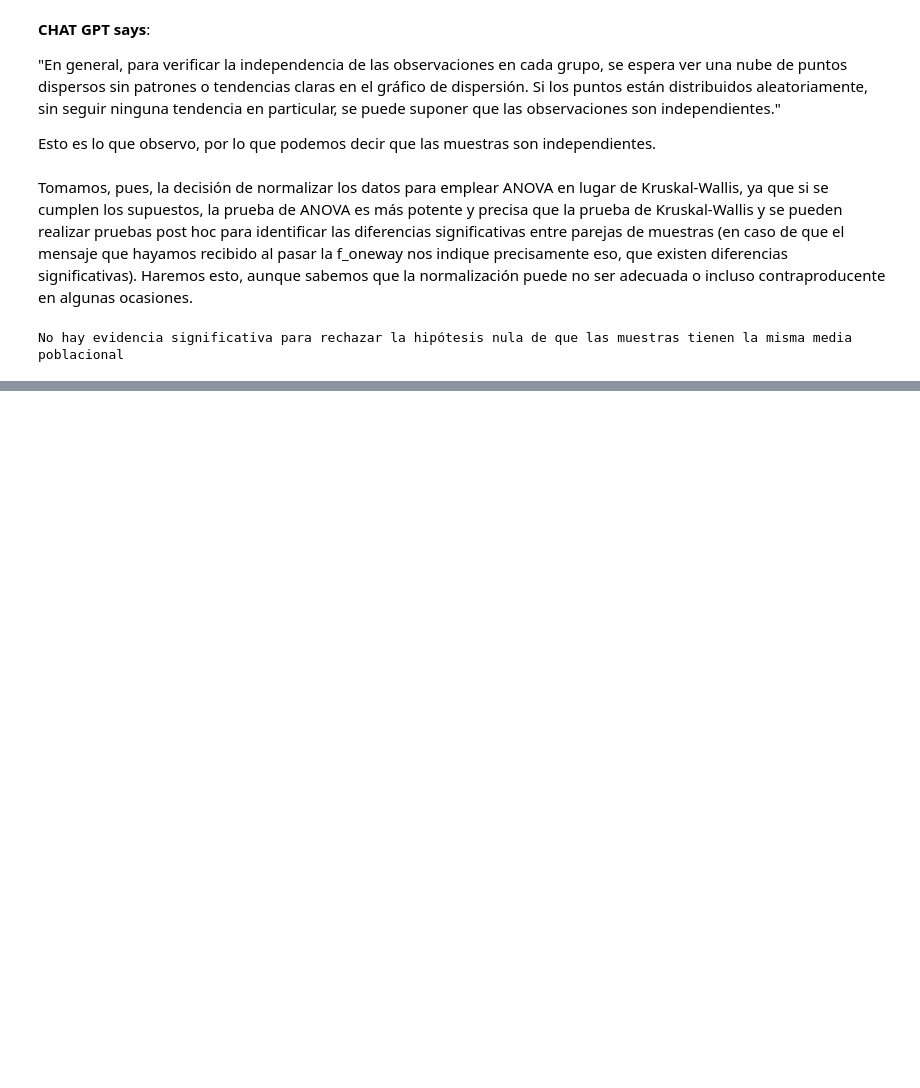
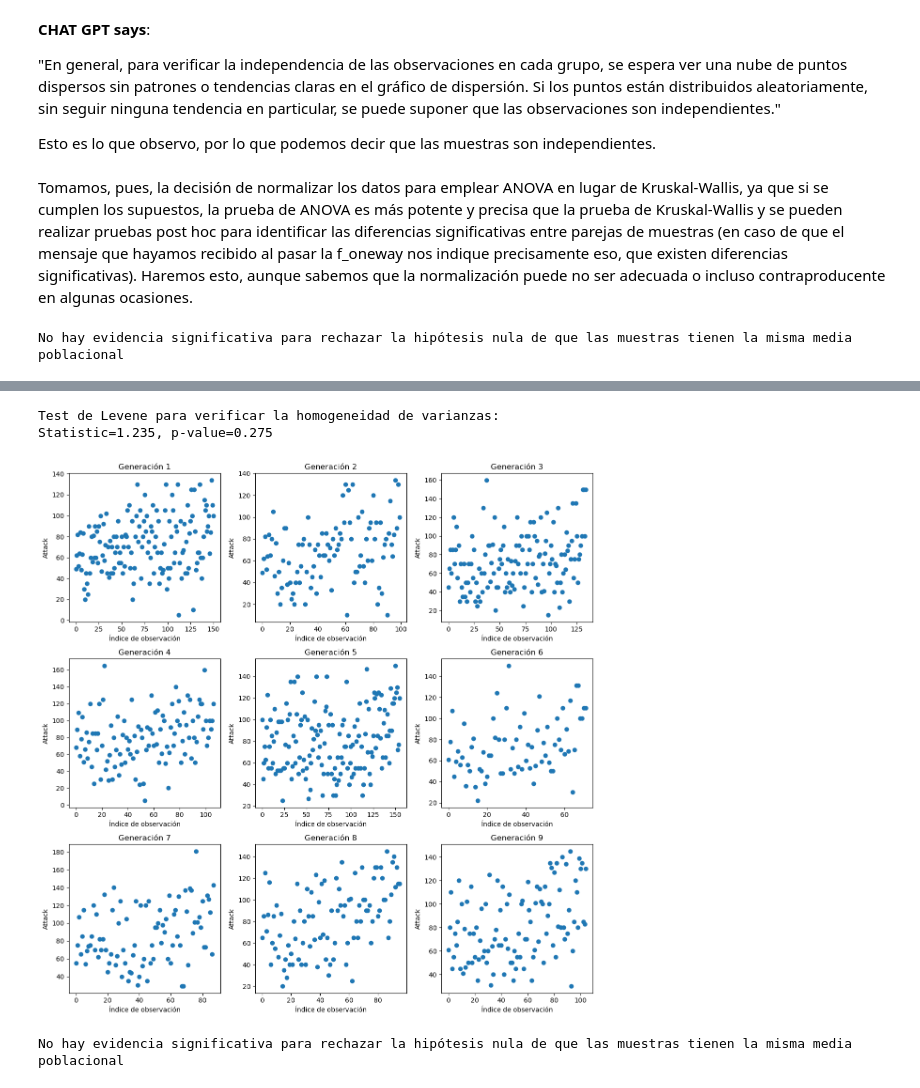
Before and after one commit to Edupastore/Proyecto-final-Pokemon, a Jupyter notebook: src/Estudio_ANOVAS.ipynb, the cells around one changed output, grey strips where cells are left out. Drawn from its saved outputs; the diff is of its cells as text; code cells hidden in the pictures; blank space fills up the shorter version.

```diff
--- a/src/Estudio_ANOVAS.ipynb
+++ b/src/Estudio_ANOVAS.ipynb
@@ -228,0 +383,50 @@ Vamos a ir haciendo ANOVA's por diferentes bloques para ver si hay diferencias s
+# %%
+# En caso de que el supuesto 2 y 3 se cumplan, nos tocará de nuevo normalizar. Vamos con Levene ahora:
+
+levene_test = levene(gen1_attack, gen2_attack, gen3_attack, gen4_attack, gen5_attack, gen6_attack, gen7_attack, gen8_attack,
+                    gen9_attack)
+print("Test de Levene para verificar la homogeneidad de varianzas:")
+print(f"Statistic={levene_test.statistic:.3f}, p-value={levene_test.pvalue:.3f}")
+
+# Si el p-valor es menor que el nivel de significación, se puede rechazar la hipótesis nula de que las varianzas son
+# iguales.
+# %% [output]
+Test de Levene para verificar la homogeneidad de varianzas:
+Statistic=1.235, p-value=0.275
+# %%
+# No podemos rechazar Ho, por lo que podemos asumir que las varianzas son homogéneas. Veamos el tercer paso:
+
+# Creamos un gráfico de dispersión para verificar la independencia de las muestras:
+fig, axs = plt.subplots(3, 3, figsize=(12, 12))
+axs = axs.ravel()
+for i, gen_attack in enumerate([gen1_attack, gen2_attack, gen3_attack, gen4_attack, gen5_attack, gen6_attack, gen7_attack,
+                              gen8_attack, gen9_attack]):
+    axs[i].scatter(range(len(gen_attack)), gen_attack)
+    axs[i].set_title(f"Generación {i+1}")
+    axs[i].set_xlabel("Índice de observación")
+    axs[i].set_ylabel("Attack")
+fig.tight_layout()
+plt.show()
+# %% [output]
+[figure, added]
+# %%
+# No vemos patrones en esta variable tampoco, vamos a normalizar y a pasar la f_oneway posteriormente:
+
+gen1_attack_norm = StandardScaler().fit_transform(gen1_attack.values.reshape(-1, 1))
+gen2_attack_norm = StandardScaler().fit_transform(gen2_attack.values.reshape(-1, 1))
+gen3_attack_norm = StandardScaler().fit_transform(gen3_attack.values.reshape(-1, 1))
+gen4_attack_norm = StandardScaler().fit_transform(gen4_attack.values.reshape(-1, 1))
+gen5_attack_norm = StandardScaler().fit_transform(gen5_attack.values.reshape(-1, 1))
+gen6_attack_norm = StandardScaler().fit_transform(gen6_attack.values.reshape(-1, 1))
+gen7_attack_norm = StandardScaler().fit_transform(gen7_attack.values.reshape(-1, 1))
+gen8_attack_norm = StandardScaler().fit_transform(gen8_attack.values.reshape(-1, 1))
+gen9_attack_norm = StandardScaler().fit_transform(gen9_attack.values.reshape(-1, 1))
+
+f_value, p_value = f_oneway(gen1_attack_norm, gen2_attack_norm, gen3_attack_norm, gen4_attack_norm, gen5_attack_norm, gen6_attack_norm, gen7_attack_norm, gen8_attack_norm, gen9_attack_norm)
+
+if p_value < 0.05:
+    print("Hay evidencia significativa para rechazar la hipótesis nula de que las muestras tienen la misma media poblacional")
+else:
+    print("No hay evidencia significativa para rechazar la hipótesis nula de que las muestras tienen la misma media poblacional")
+# %% [output]
+No hay evidencia significativa para rechazar la hipótesis nula de que las muestras tienen la misma media poblacional
```
Also changed, not shown: parts of 19 cells of this notebook.
